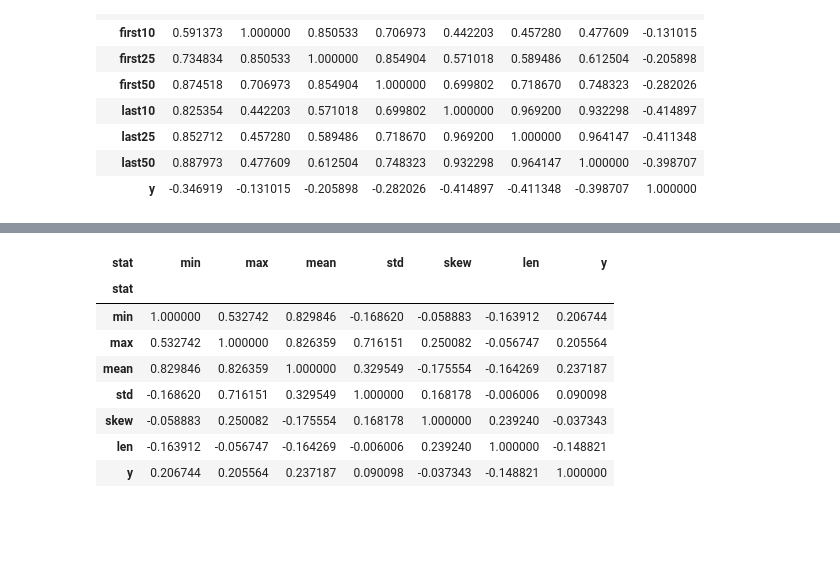
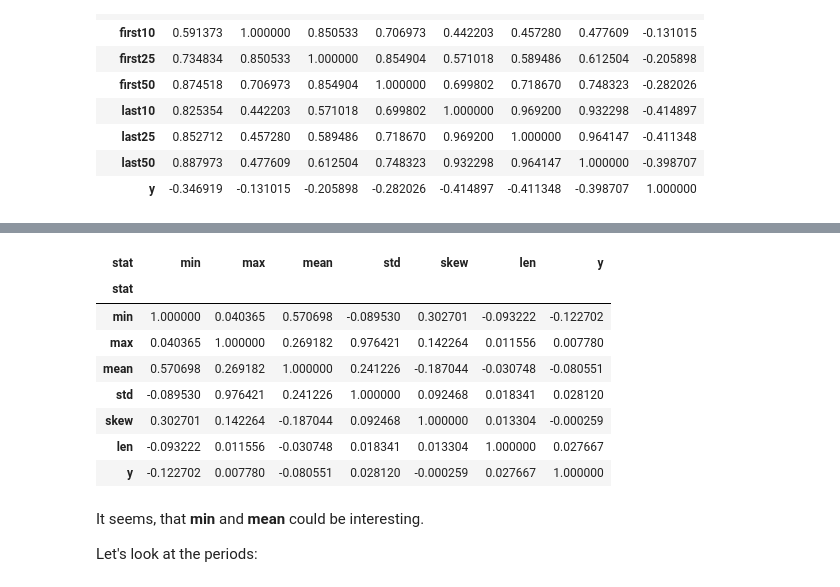
Before and after one commit to Jonas-Weile/MIMIC-DL2, a Jupyter notebook: Exploration.ipynb, the cells around one changed output, grey strips where cells are left out. Saved outputs shown, nothing was run; the diff lists cells and outputs as text; code cells hidden in the pictures; blank space fills up the shorter version.

```diff
--- a/Exploration.ipynb
+++ b/Exploration.ipynb
@@ -103,3 +134,5 @@ Mortalities: 2423. Survivors: 15480. Mortality rate: 15.652%.
+# %%
+df = df.drop(columns=['Capillary refill rate'])
 # %% [markdown]
 ## Pairwise Relationships (correlations)
 # %% [markdown]
@@ -247,15 +319,19 @@ data.corr()
 # %%
-data = df.loc[:, idx[('Capillary refill rate', 'y'), ('all', ''), :]].droplevel(['header', 'sequence'], axis=1)
+data = df.loc[:, idx[('Systolic blood pressure', 'y'), ('all', ''), :]].droplevel(['header', 'sequence'], axis=1)
 data.rename(columns = {'':'y'}, inplace=True)
 
 data.corr()
 # %% [output]
 | stat | min | max | mean | std | skew | len | y |
 | stat |  |  |  |  |  |  |  |
-| min | 1.000000 | 0.532742 | 0.829846 | -0.168620 | -0.058883 | -0.163912 | 0.206744 |
-| max | 0.532742 | 1.000000 | 0.826359 | 0.716151 | 0.250082 | -0.056747 | 0.205564 |
-| mean | 0.829846 | 0.826359 | 1.000000 | 0.329549 | -0.175554 | -0.164269 | 0.237187 |
-| std | -0.168620 | 0.716151 | 0.329549 | 1.000000 | 0.168178 | -0.006006 | 0.090098 |
-| skew | -0.058883 | 0.250082 | -0.175554 | 0.168178 | 1.000000 | 0.239240 | -0.037343 |
-| len | -0.163912 | -0.056747 | -0.164269 | -0.006006 | 0.239240 | 1.000000 | -0.148821 |
-| y | 0.206744 | 0.205564 | 0.237187 | 0.090098 | -0.037343 | -0.148821 | 1.000000 |
+| min | 1.000000 | 0.040365 | 0.570698 | -0.089530 | 0.302701 | -0.093222 | -0.122702 |
+| max | 0.040365 | 1.000000 | 0.269182 | 0.976421 | 0.142264 | 0.011556 | 0.007780 |
+| mean | 0.570698 | 0.269182 | 1.000000 | 0.241226 | -0.187044 | -0.030748 | -0.080551 |
+| std | -0.089530 | 0.976421 | 0.241226 | 1.000000 | 0.092468 | 0.018341 | 0.028120 |
+| skew | 0.302701 | 0.142264 | -0.187044 | 0.092468 | 1.000000 | 0.013304 | -0.000259 |
+| len | -0.093222 | 0.011556 | -0.030748 | 0.018341 | 0.013304 | 1.000000 | 0.027667 |
+| y | -0.122702 | 0.007780 | -0.080551 | 0.028120 | -0.000259 | 0.027667 | 1.000000 |
+# %% [markdown]
+It seems, that **min** and **mean** could be interesting.
+
+Let's look at the periods:
```
Also changed, not shown: parts of 27 cells of this notebook.
